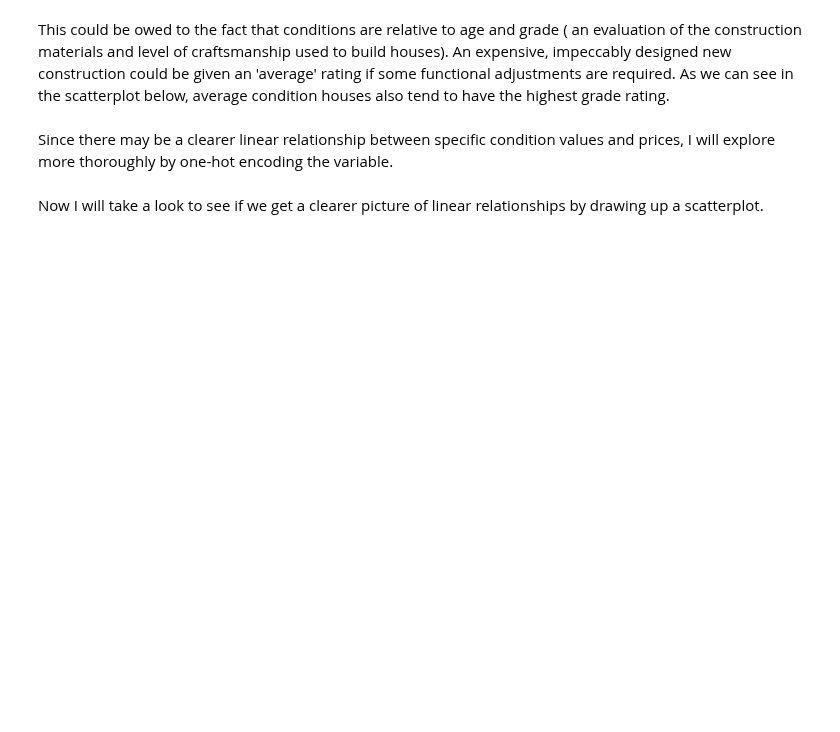
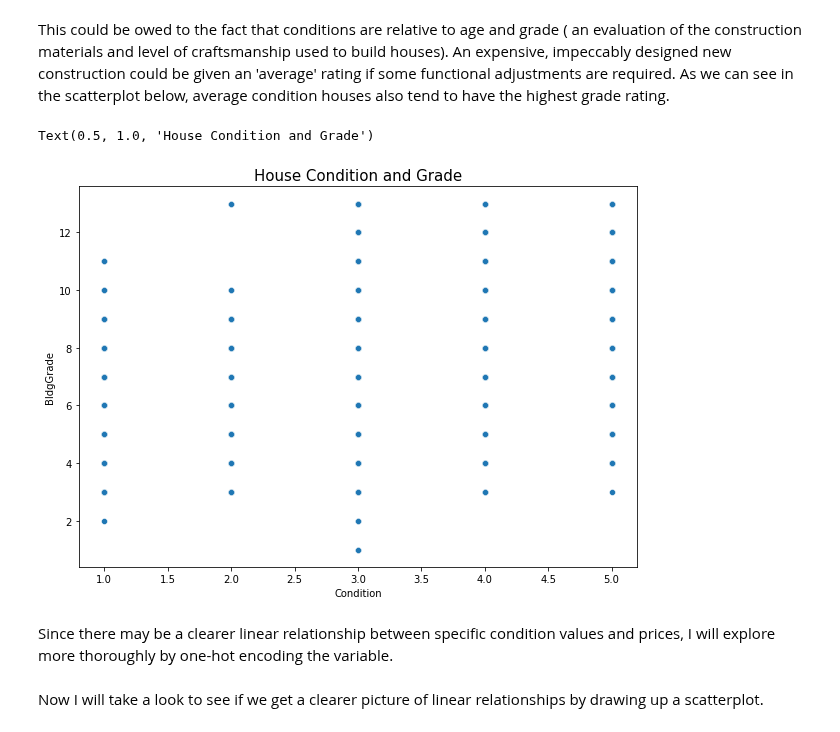
Before and after one commit to samtuleen/King-County-Home-Price-Predictors, a Jupyter notebook: notebooks/report/Valuable Home Improvement Projects - Predictive Analysis.ipynb, the cells around one changed output. Saved outputs shown, nothing was run; the diff lists cells and outputs as text; code cells hidden in the pictures; blank space fills up the shorter version.

```diff
--- a/notebooks/report/Valuable Home Improvement Projects - Predictive Analysis.ipynb
+++ b/notebooks/report/Valuable Home Improvement Projects - Predictive Analysis.ipynb
@@ -191,8 +191,11 @@ KeyError: 'Condition'
 This could be owed to the fact that conditions are relative to age and grade ( an evaluation of the construction materials and level of craftsmanship used to build houses). An expensive, impeccably designed new construction could be given an 'average' rating if some functional adjustments are required. As we can see in the scatterplot below, average condition houses also tend to have the highest grade rating.
 # %%
 plt.figure(figsize=(10,7))
-sns.scatterplot(housing_info['Condition'], housing_info['BldgGrade'])
+sns.scatterplot(home_data['Condition'], home_data['BldgGrade'])
 plt.title('House Condition and Grade', fontsize=15)
+# %% [output]
+Text(0.5, 1.0, 'House Condition and Grade')
+[figure, added]
 # %% [markdown]
 Since there may be a clearer linear relationship between specific condition values and prices, I will explore more thoroughly by one-hot encoding the variable.
 # %%
```
Also changed, not shown: parts of 13 cells of this notebook.
